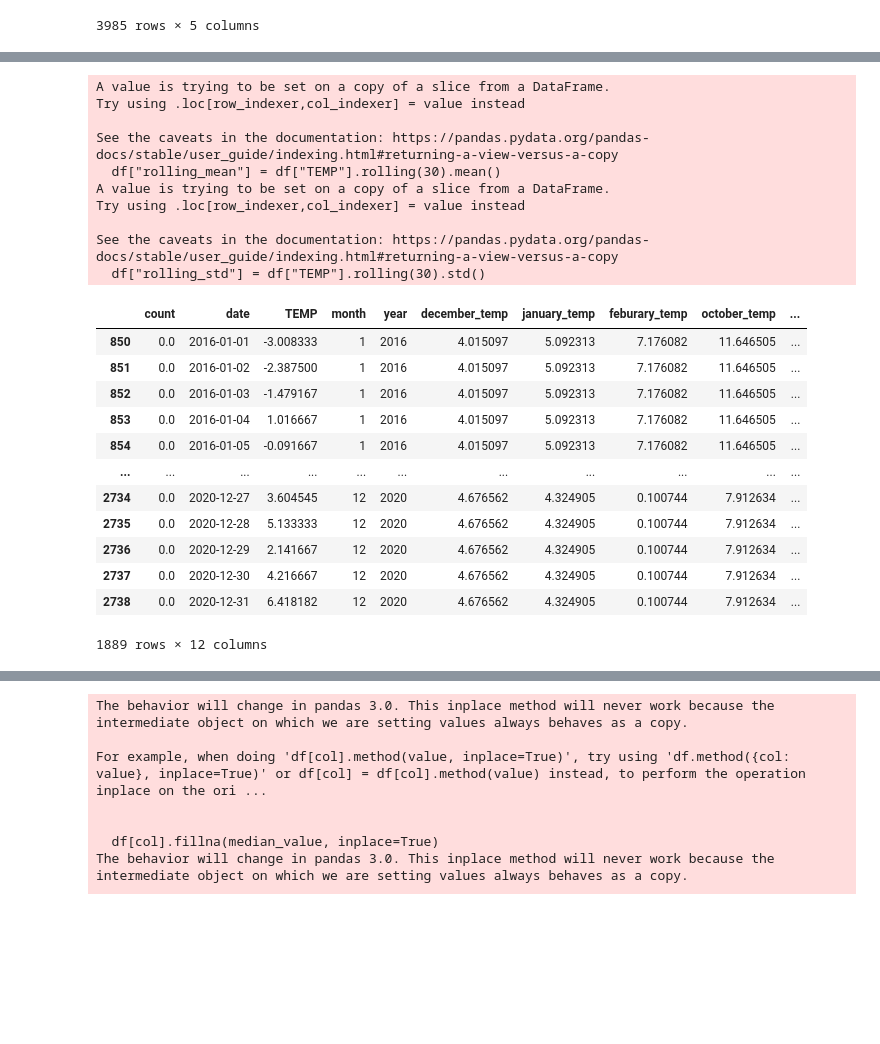
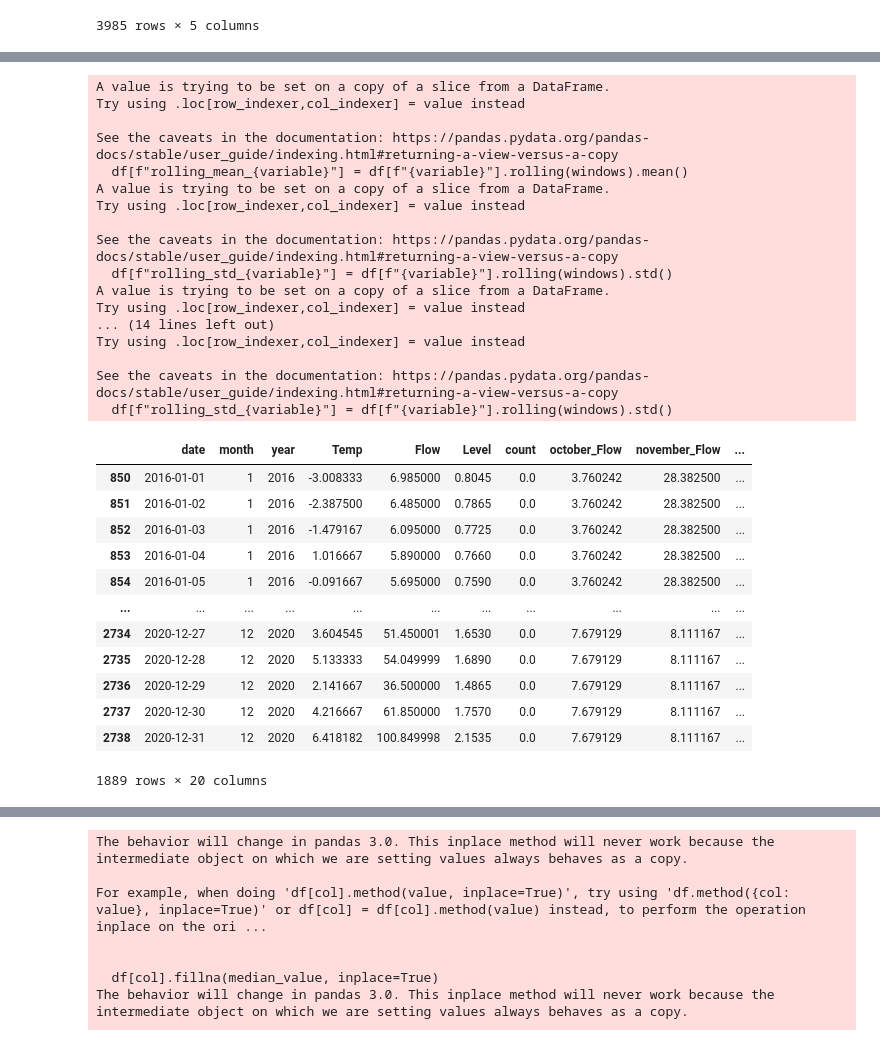
Before and after one commit to brahmwg/Bottlenecks_MDS_Capstone, a Jupyter notebook: outMigration_model/TS_with_winter.ipynb, the cells around one changed output, grey strips where cells are left out. Cells and saved outputs as stored; diff of their text form; code cells hidden in the pictures; blank space fills up the shorter version.

```diff
--- a/outMigration_model/TS_with_winter.ipynb
+++ b/outMigration_model/TS_with_winter.ipynb
@@ -140,5 +146,6 @@ comb_df = comb.merge(flow_df_pivoted, left_on="date", right_on="Date")
 comb_df = comb_df.merge(level_df_pivoted, left_on="date", right_on="Date")
 keep_cols = ["date","month", "year",  "TEMP", "Flow", "Level", "count"]
 comb_df = comb_df[keep_cols]
+comb_df = comb_df.rename(columns={"TEMP": "Temp"})
 comb_df
 # %% [output]
@@ -187,0 +179,24 @@ def parse_winter(df):
+# %%
+def parse_variables(df, variable, months, dict_key=month_key):
+
+      for month in months:
+            df[f"{dict_key[month]}_{variable}"] = 0
+
+      for year in df["year"].unique().tolist():
+
+            for month in months:
+                  if month == 1 or month == 2:
+                        temp_df = df[df["year"] == year]
+                  else:
+                        temp_df = df[df["year"] == year-1]
+                  month_df = temp_df[temp_df["month"] == month]
+                  month_avg = month_df[f"{variable}"].mean()
+
+                  df.loc[(df["year"] == year), f"{dict_key[month]}_{variable}"] = month_avg
+
+      return df
+
+new_df = parse_variables(comb_df, "Flow", [10,11])
+new_df = parse_variables(comb_df, "Temp", [12, 1, 2])
+new_df = parse_variables(comb_df, "Level", [10, 11])
+new_df
@@ -188,5 +217,4 @@ def parse_winter(df):
 # %%
-comb_ = parse_winter(comb)
-comb_ = comb_[(comb_["year"] > 2015) & (comb_["year"] <= 2020)]
-comb_.tail(5)
+new_df = new_df[(new_df["year"] > 2015) & (new_df["year"] <= 2020)]
+new_df.tail(5)
 # %% [output]
@@ -199,41 +227,49 @@ comb_.tail(5)
 # %%
-def rolling_temp(df):
-      df["rolling_mean"] = df["TEMP"].rolling(30).mean()
-      df["rolling_std"] = df["TEMP"].rolling(30).std()
+def rolling_temp(df, variables, windows):
+      for variable in variables:
+        df[f"rolling_mean_{variable}"] = df[f"{variable}"].rolling(windows).mean()
+        df[f"rolling_std_{variable}"] = df[f"{variable}"].rolling(windows).std()
       return df
 
 def lag_df(df, numeric_cols, lag=1):
     lagged_df = pd.DataFrame()
     for col in numeric_cols:
         for i in range(lag + 1):
             lagged_df[f'{col}_t-{i}'] = df[col].shift(i)
     return lagged_df.dropna()
 
-comb_ = rolling_temp(comb_)
-# comb_lag = lag_df(comb_, ["TEMP"], lag=10)
-# comb_ = pd.concat([comb_, comb_lag], axis=1)
-comb_
+new_df = rolling_temp(new_df, ["Temp", "Flow", "Level"], 30)
+# df_lag = lag_df(new_df, ["Temp", "Flow", "Level"], lag=30)
+# df_ready = pd.concat([new_df, df_lag], axis=1)
+new_df
 # %% [output]
 A value is trying to be set on a copy of a slice from a DataFrame.
 Try using .loc[row_indexer,col_indexer] = value instead
 
 See the caveats in the documentation: https://pandas.pydata.org/pandas-docs/stable/user_guide/indexing.html#returning-a-view-versus-a-copy
-  df["rolling_mean"] = df["TEMP"].rolling(30).mean()
+  df[f"rolling_mean_{variable}"] = df[f"{variable}"].rolling(windows).mean()
 A value is trying to be set on a copy of a slice from a DataFrame.
 Try using .loc[row_indexer,col_indexer] = value instead
 
 See the caveats in the documentation: https://pandas.pydata.org/pandas-docs/stable/user_guide/indexing.html#returning-a-view-versus-a-copy
-  df["rolling_std"] = df["TEMP"].rolling(30).std()
+  df[f"rolling_std_{variable}"] = df[f"{variable}"].rolling(windows).std()
+A value is trying to be set on a copy of a slice from a DataFrame.
+Try using .loc[row_indexer,col_indexer] = value instead
+... (14 lines left out)
+Try using .loc[row_indexer,col_indexer] = value instead
+
+See the caveats in the documentation: https://pandas.pydata.org/pandas-docs/stable/user_guide/indexing.html#returning-a-view-versus-a-copy
+  df[f"rolling_std_{variable}"] = df[f"{variable}"].rolling(windows).std()
-|  | count | date | TEMP | month | year | december_temp | january_temp | feburary_temp | october_temp | ... |
-| 850 | 0.0 | 2016-01-01 | -3.008333 | 1 | 2016 | 4.015097 | 5.092313 | 7.176082 | 11.646505 | ... |
-| 851 | 0.0 | 2016-01-02 | -2.387500 | 1 | 2016 | 4.015097 | 5.092313 | 7.176082 | 11.646505 | ... |
-| 852 | 0.0 | 2016-01-03 | -1.479167 | 1 | 2016 | 4.015097 | 5.092313 | 7.176082 | 11.646505 | ... |
-| 853 | 0.0 | 2016-01-04 | 1.016667 | 1 | 2016 | 4.015097 | 5.092313 | 7.176082 | 11.646505 | ... |
-| 854 | 0.0 | 2016-01-05 | -0.091667 | 1 | 2016 | 4.015097 | 5.092313 | 7.176082 | 11.646505 | ... |
+|  | date | month | year | Temp | Flow | Level | count | october_Flow | november_Flow | ... |
+| 850 | 2016-01-01 | 1 | 2016 | -3.008333 | 6.985000 | 0.8045 | 0.0 | 3.760242 | 28.382500 | ... |
+| 851 | 2016-01-02 | 1 | 2016 | -2.387500 | 6.485000 | 0.7865 | 0.0 | 3.760242 | 28.382500 | ... |
+| 852 | 2016-01-03 | 1 | 2016 | -1.479167 | 6.095000 | 0.7725 | 0.0 | 3.760242 | 28.382500 | ... |
+| 853 | 2016-01-04 | 1 | 2016 | 1.016667 | 5.890000 | 0.7660 | 0.0 | 3.760242 | 28.382500 | ... |
+| 854 | 2016-01-05 | 1 | 2016 | -0.091667 | 5.695000 | 0.7590 | 0.0 | 3.760242 | 28.382500 | ... |
 | ... | ... | ... | ... | ... | ... | ... | ... | ... | ... | ... |
-| 2734 | 0.0 | 2020-12-27 | 3.604545 | 12 | 2020 | 4.676562 | 4.324905 | 0.100744 | 7.912634 | ... |
-| 2735 | 0.0 | 2020-12-28 | 5.133333 | 12 | 2020 | 4.676562 | 4.324905 | 0.100744 | 7.912634 | ... |
-| 2736 | 0.0 | 2020-12-29 | 2.141667 | 12 | 2020 | 4.676562 | 4.324905 | 0.100744 | 7.912634 | ... |
-| 2737 | 0.0 | 2020-12-30 | 4.216667 | 12 | 2020 | 4.676562 | 4.324905 | 0.100744 | 7.912634 | ... |
-| 2738 | 0.0 | 2020-12-31 | 6.418182 | 12 | 2020 | 4.676562 | 4.324905 | 0.100744 | 7.912634 | ... |
+| 2734 | 2020-12-27 | 12 | 2020 | 3.604545 | 51.450001 | 1.6530 | 0.0 | 7.679129 | 8.111167 | ... |
+| 2735 | 2020-12-28 | 12 | 2020 | 5.133333 | 54.049999 | 1.6890 | 0.0 | 7.679129 | 8.111167 | ... |
+| 2736 | 2020-12-29 | 12 | 2020 | 2.141667 | 36.500000 | 1.4865 | 0.0 | 7.679129 | 8.111167 | ... |
+| 2737 | 2020-12-30 | 12 | 2020 | 4.216667 | 61.850000 | 1.7570 | 0.0 | 7.679129 | 8.111167 | ... |
+| 2738 | 2020-12-31 | 12 | 2020 | 6.418182 | 100.849998 | 2.1535 | 0.0 | 7.679129 | 8.111167 | ... |
-1889 rows × 12 columns
+1889 rows × 20 columns
```
Also changed, not shown: parts of 14 cells of this notebook, 1 other file.
